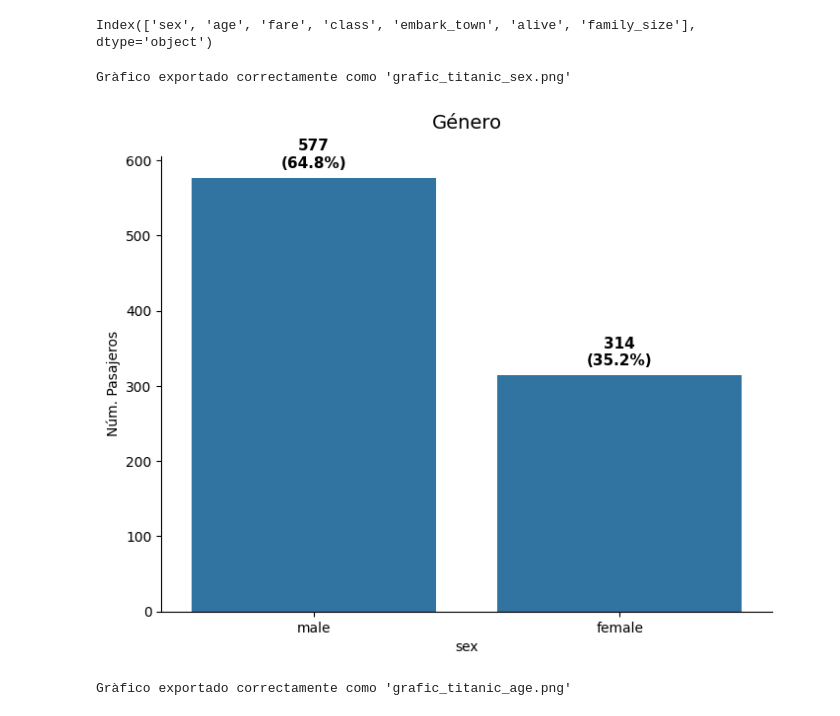
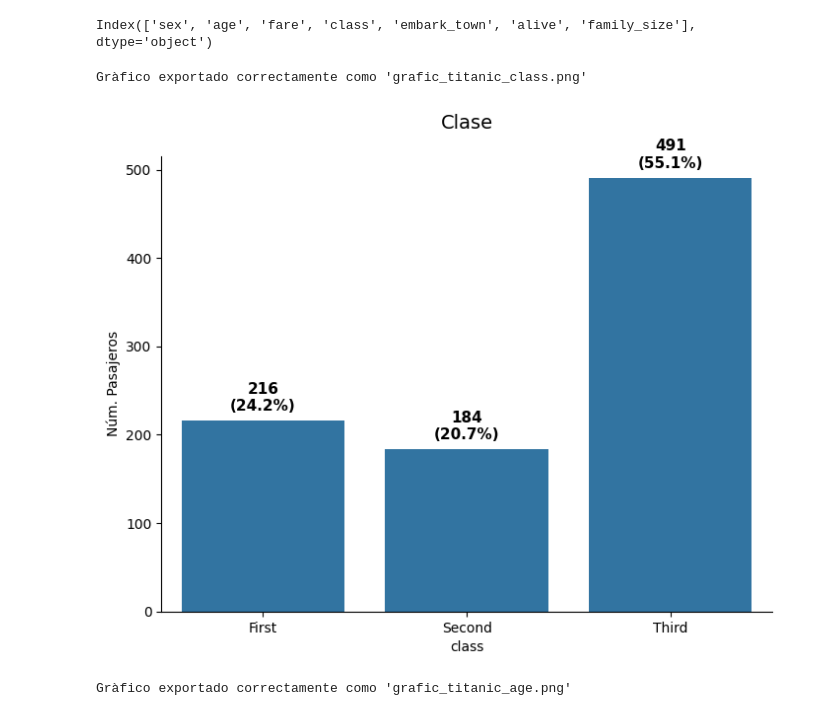
Before and after one commit to jordi-cx/it_academy, a Jupyter notebook: sprint_08_jcx_wip.ipynb, the cells around one changed output. Saved outputs shown, nothing was run; the diff lists cells and outputs as text; code cells hidden in the pictures.

```diff
--- a/sprint_08_jcx_wip.ipynb
+++ b/sprint_08_jcx_wip.ipynb
@@ -2483,10 +2397,10 @@ def graficos_titanic(df, columna):
     print(f"Se ha producido un error: {e}")
     return None
 # %%
-graficos_titanic(df_titanic_edit, 'sex')
+graficos_titanic(df_titanic_edit, 'class')
 # %% [output]
-Gràfico exportado correctamente como 'grafic_titanic_sex.png'
+Gràfico exportado correctamente como 'grafic_titanic_class.png'
-[figure, old version]
+[figure, new version]
 # %%
 graficos_titanic(df_titanic_edit, 'age')
 # %% [output]
```
Also changed, not shown: parts of 21 cells of this notebook.
